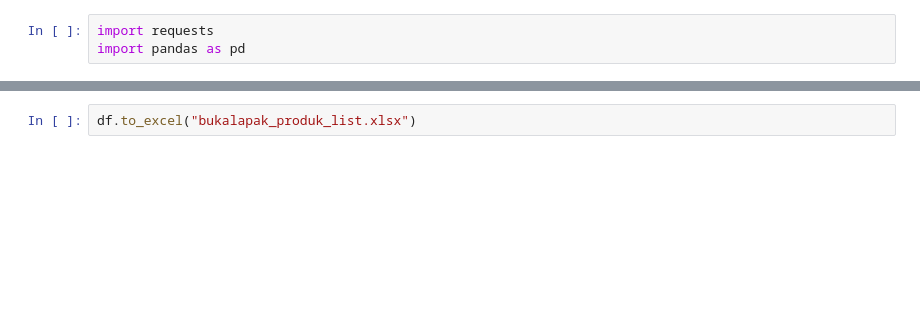
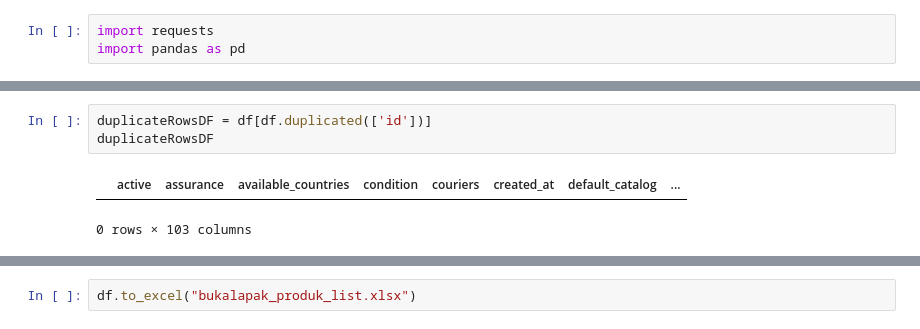
Before and after one commit to divawidia/scraping-with-beautifulsoup, a Jupyter notebook: bukalapak_scraping.ipynb, the cells around one changed output, grey strips where cells are left out. Cells and saved outputs as stored; diff of their text form; blank space fills up the shorter version.

```diff
--- a/bukalapak_scraping.ipynb
+++ b/bukalapak_scraping.ipynb
@@ -45,3 +34,9 @@ df
+# %%
+duplicateRowsDF = df[df.duplicated(['id'])]
+duplicateRowsDF
+# %% [output]
+|  | active | assurance | available_countries | condition | couriers | created_at | default_catalog | ... |
+0 rows × 103 columns
 # %%
 url_review = "https://api.bukalapak.com/product-reviews"
 
```
Also changed, not shown: parts of 5 cells of this notebook, 3 other files.
